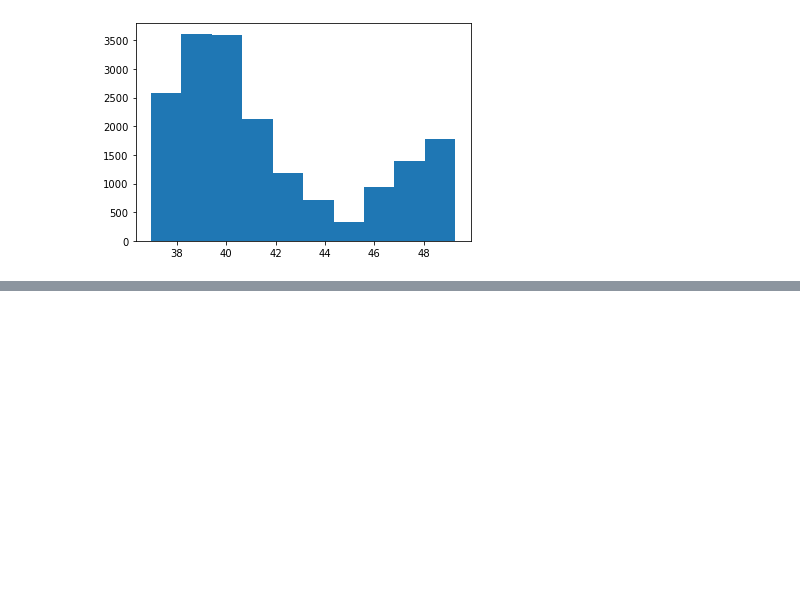
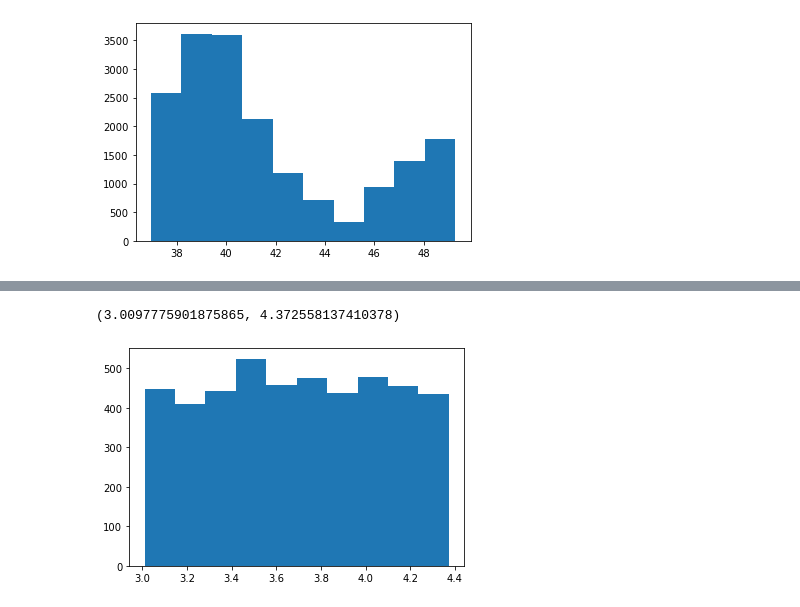
Before and after one commit to YinQingYuanQue/LivestockStudy, a Jupyter notebook: Code/DataMining.ipynb, the cells around one changed output, grey strips where cells are left out. Saved outputs shown, nothing was run; the diff lists cells and outputs as text; code cells hidden in the pictures; blank space fills up the shorter version.

```diff
--- a/Code/DataMining.ipynb
+++ b/Code/DataMining.ipynb
@@ -59,0 +60,11 @@ ODBA_std[0], ODBA_std[-1]
+# %%
+ODBA_std = df_939['ODBA_std']
+ODBA_std = np.sort(ODBA_std)
+alpha = 0.4
+ODBA_std = ODBA_std[int(ODBA_std.shape[0]*alpha):int(ODBA_std.shape[0]*(1-alpha))]
+plt.hist(ODBA_std)
+#plt.xlim(0,20)
+ODBA_std[0], ODBA_std[-1]
+# %% [output]
+(3.0097775901875865, 4.372558137410378)
+[figure, added]
```
Also changed, not shown: parts of 3 cells of this notebook, 4 other files.
